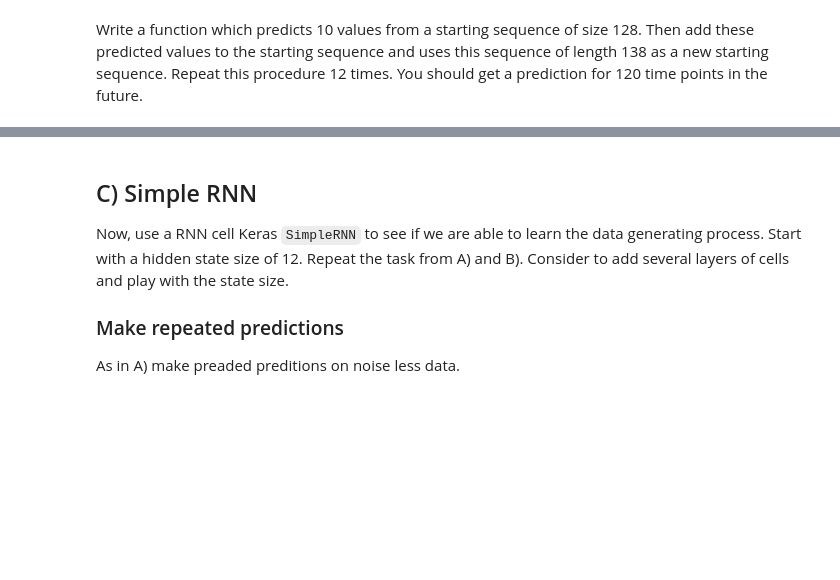
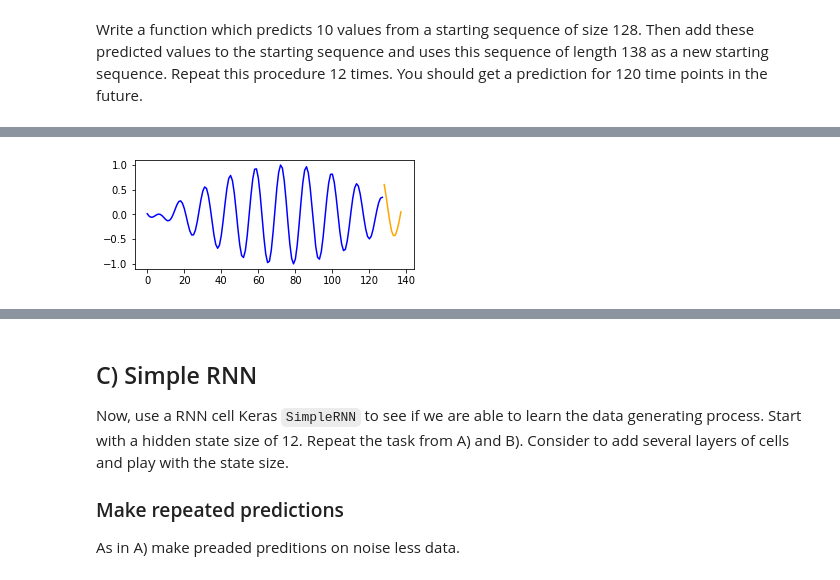
Before and after one commit to ExLeonem/DL-WS1920, a Jupyter notebook: notebooks/AB_3_1.ipynb, the cells around one changed output, grey strips where cells are left out. Cells and saved outputs as stored; diff of their text form; code cells hidden in the pictures; blank space fills up the shorter version.

```diff
--- a/notebooks/AB_3_1.ipynb
+++ b/notebooks/AB_3_1.ipynb
@@ -211,7 +274,7 @@ Trainable params: 15,681
 Non-trainable params: 0
 _________________________________________________________________
 # %%
-model_r1.compile(optimizer = OPTIM, loss = LOSS, metrics = ["acc"])
+model_r1.compile(optimizer = OPTIM, loss = LOSS)
 model_r1.fit(x_train, y_train, epochs = EPOCHS, batch_size = MBS)
 # %% [output]
 Epoch 1/10
@@ -237,4 +300,9 @@ Epoch 10/10
 <keras.callbacks.callbacks.History at 0x...>
+# %%
+(samples, updated_data) = extend(x_test, TIMES_UPDATE_ITSELF, model = model_r1)
+plot_cnn(x_test, samples)
+# %% [output]
+[figure, added]
 # %%
 model_r2 = network(2)
 # %% [output]
```
Also changed, not shown: parts of 33 cells of this notebook, 1 other file.
